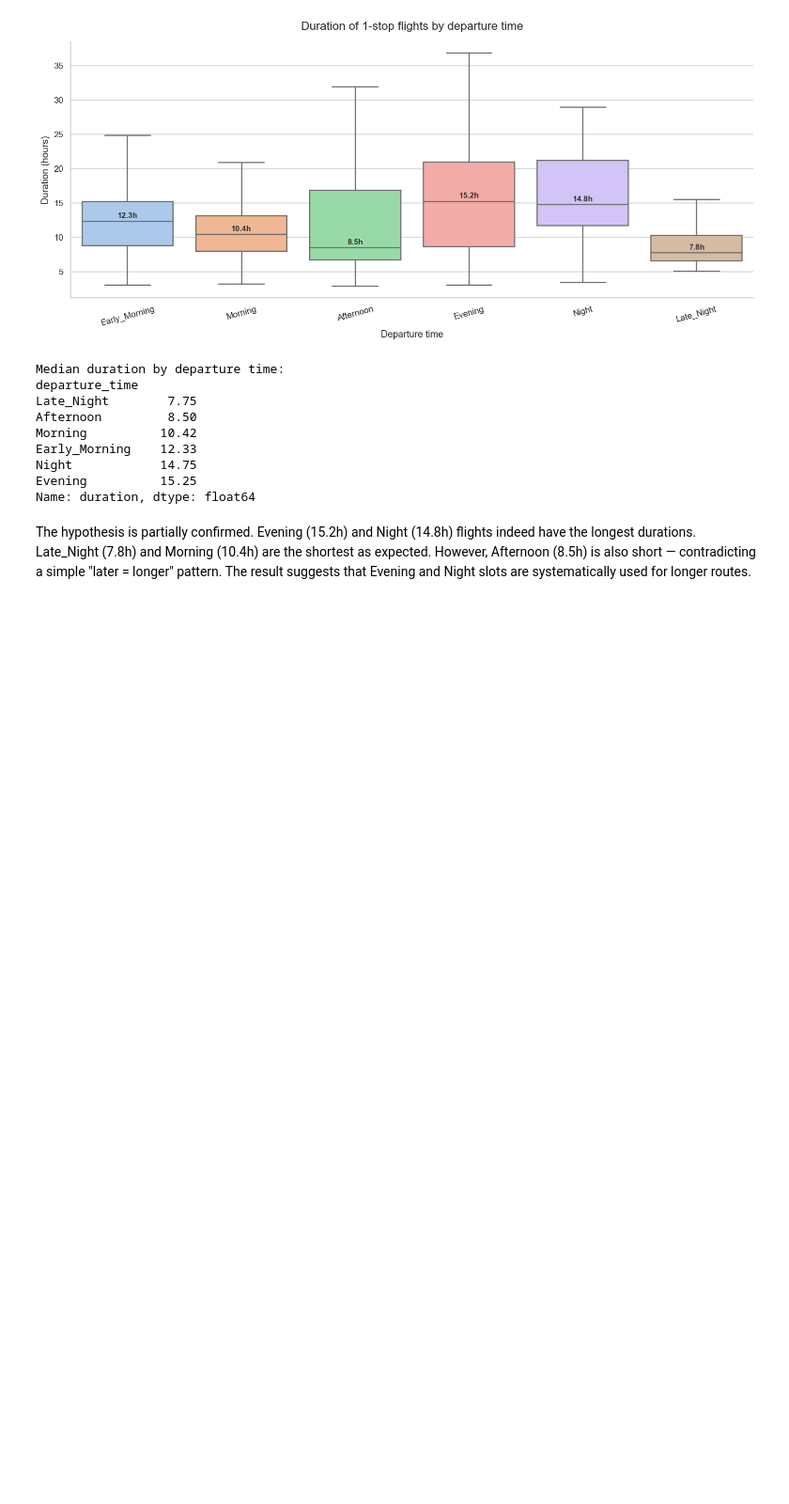
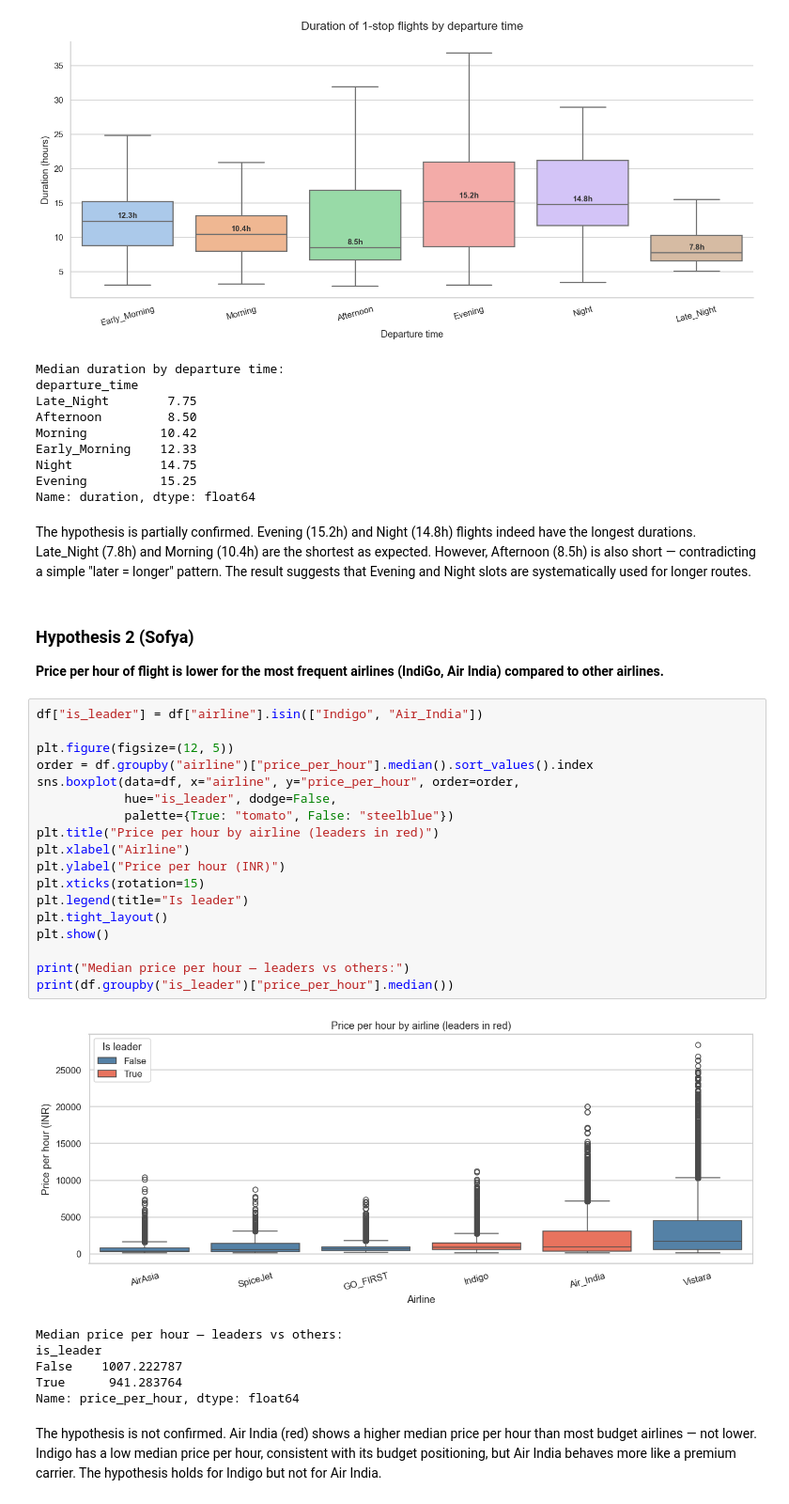
Before and after one commit to sofyakazykina/Flight-Price-Prediction, a Jupyter notebook: flight_analysis.ipynb, the cells around one changed output. Shown at 94% size. Cells and saved outputs as stored; diff of their text form; blank space fills up the shorter version.

```diff
--- a/flight_analysis.ipynb
+++ b/flight_analysis.ipynb
@@ -448,3 +450,38 @@ flights indeed have the longest durations. Late_Night (7.8h) and Morning (10.4h)
 are the shortest as expected. However, Afternoon (8.5h) is also short —
 contradicting a simple "later = longer" pattern. The result suggests that
 Evening and Night slots are systematically used for longer routes.
+# %% [markdown]
+### Hypothesis 2 (Sofya)
+**Price per hour of flight is lower for the most frequent airlines
+(IndiGo, Air India) compared to other airlines.**
+# %%
+df["is_leader"] = df["airline"].isin(["Indigo", "Air_India"])
+
+plt.figure(figsize=(12, 5))
+order = df.groupby("airline")["price_per_hour"].median().sort_values().index
+sns.boxplot(data=df, x="airline", y="price_per_hour", order=order,
+            hue="is_leader", dodge=False,
+            palette={True: "tomato", False: "steelblue"})
+plt.title("Price per hour by airline (leaders in red)")
+plt.xlabel("Airline")
+plt.ylabel("Price per hour (INR)")
+plt.xticks(rotation=15)
+plt.legend(title="Is leader")
+plt.tight_layout()
+plt.show()
+
+print("Median price per hour — leaders vs others:")
+print(df.groupby("is_leader")["price_per_hour"].median())
+# %% [output]
+[figure, added]
+Median price per hour — leaders vs others:
+is_leader
+False    1007.222787
+True      941.283764
+Name: price_per_hour, dtype: float64
+# %% [markdown]
+The hypothesis is not confirmed. Air India (red) shows a higher median
+price per hour than most budget airlines — not lower. Indigo has a low
+median price per hour, consistent with its budget positioning, but Air India
+behaves more like a premium carrier. The hypothesis holds for Indigo but
+not for Air India.
```
Also changed, not shown: parts of 1 cell of this notebook, 1 other file.
